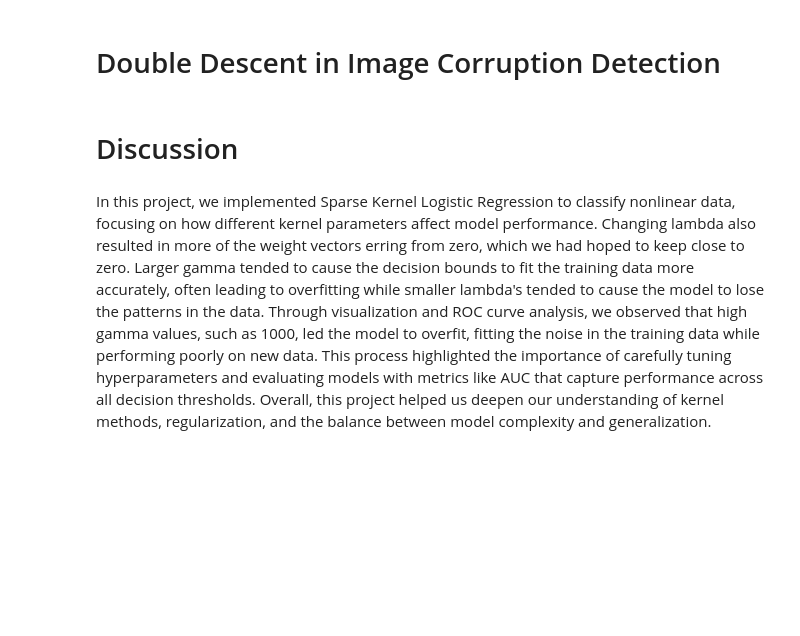
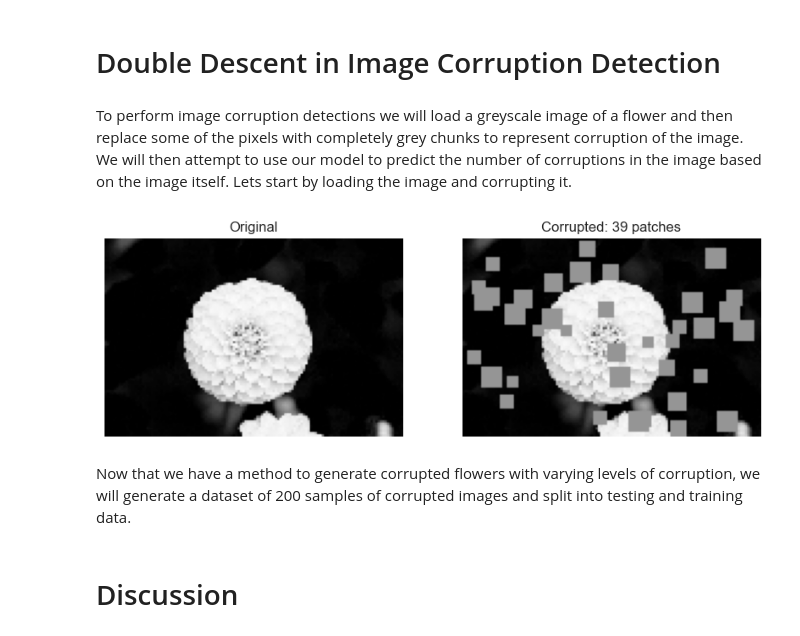
Before and after one commit to Nibsquatch/Nibsquatch.github.io, a Jupyter notebook: posts/Blog 7/index.ipynb, the cells around one changed output. Saved outputs shown, nothing was run; the diff lists cells and outputs as text; code cells hidden in the pictures; blank space fills up the shorter version.

Commit message:
image corruption blog 7

```diff
--- a/posts/Blog 7/index.ipynb
+++ b/posts/Blog 7/index.ipynb
@@ -104,3 +107,63 @@ plt.show()
 Just based off preliminary predictions on training data is appears as if our overparametrized model is performing well. Lets continue on to explore how this model performs more in depth.
 # %% [markdown]
 # Double Descent in Image Corruption Detection
+# %% [markdown]
+To perform image corruption detections we will load a greyscale image of a flower and then replace some of the pixels with completely grey chunks to represent corruption of the image. We will then attempt to use our model to predict the number of corruptions in the image based on the image itself. Lets start by loading the image and corrupting it.
+# %%
+# load our flower image
+dataset = load_sample_images()
+X = dataset.images[1]
+X = zoom(X,.2) #decimate resolution
+X = X.sum(axis = 2)
+X = X.max() - X
+X = X / X.max()
+flower = torch.tensor(X, dtype = torch.float64)
+
+# define a function to corrupt the image
+def corrupted_image(im, mean_patches = 5):
+    n_pixels = im.size()
+    num_pixels_to_corrupt = torch.round(mean_patches*torch.rand(1))
+    num_added = 0
+
+    X = im.clone()
+
+    for _ in torch.arange(num_pixels_to_corrupt.item()):
+
+        try:
+            x = torch.randint(0, n_pixels[0], (2,))
+
+            x = torch.randint(0, n_pixels[0], (1,))
+            y = torch.randint(0, n_pixels[1], (1,))
+
+            s = torch.randint(5, 10, (1,))
+
+            patch = torch.zeros((s.item(), s.item()), dtype = torch.float64) + 0.5
+
+            # place patch in base image X
+            X[x:x+s.item(), y:y+s.item()] = patch
+            num_added += 1
+
+
+        except:
+            pass
+
+    return X, num_added
+
+# use our function to load and corrupt the flower image and view the new image side by side with the natural image
+X, y = corrupted_image(flower, mean_patches = 50)
+
+# Show original and corrupted side by side
+fig, ax = plt.subplots(1, 2, figsize = (10, 5))
+ax[0].imshow(flower)
+ax[0].set_title("Original")
+ax[0].axis("off")
+
+ax[1].imshow(X, vmin = 0, vmax=1)  # Keep value range, don't force colormap
+ax[1].set_title(f"Corrupted: {y} patches")
+ax[1].axis("off")
+
+plt.show()
+# %% [output]
+[figure, added]
+# %% [markdown]
+Now that we have a method to generate corrupted flowers with varying levels of corruption, we will generate a dataset of 200 samples of corrupted images and split into testing and training data.
@@ -107,4 +185,2 @@ Just based off preliminary predictions on training data is appears as if our ove
 # %% [markdown]
 # Discussion
-# %% [markdown]
-In this project, we implemented Sparse Kernel Logistic Regression to classify nonlinear data, focusing on how different kernel parameters affect model performance. Changing lambda also resulted in more of the weight vectors erring from zero, which we had hoped to keep close to zero. Larger gamma tended to cause the decision bounds to fit the training data more accurately, often leading to overfitting while smaller lambda's tended to cause the model to lose the patterns in the data. Through visualization and ROC curve analysis, we observed that high gamma values, such as 1000, led the model to overfit, fitting the noise in the training data while performing poorly on new data. This process highlighted the importance of carefully tuning hyperparameters and evaluating models with metrics like AUC that capture performance across all decision thresholds. Overall, this project helped us deepen our understanding of kernel methods, regularization, and the balance between model complexity and generalization.
```
Also changed, not shown: parts of 2 cells of this notebook, 4 other files.
